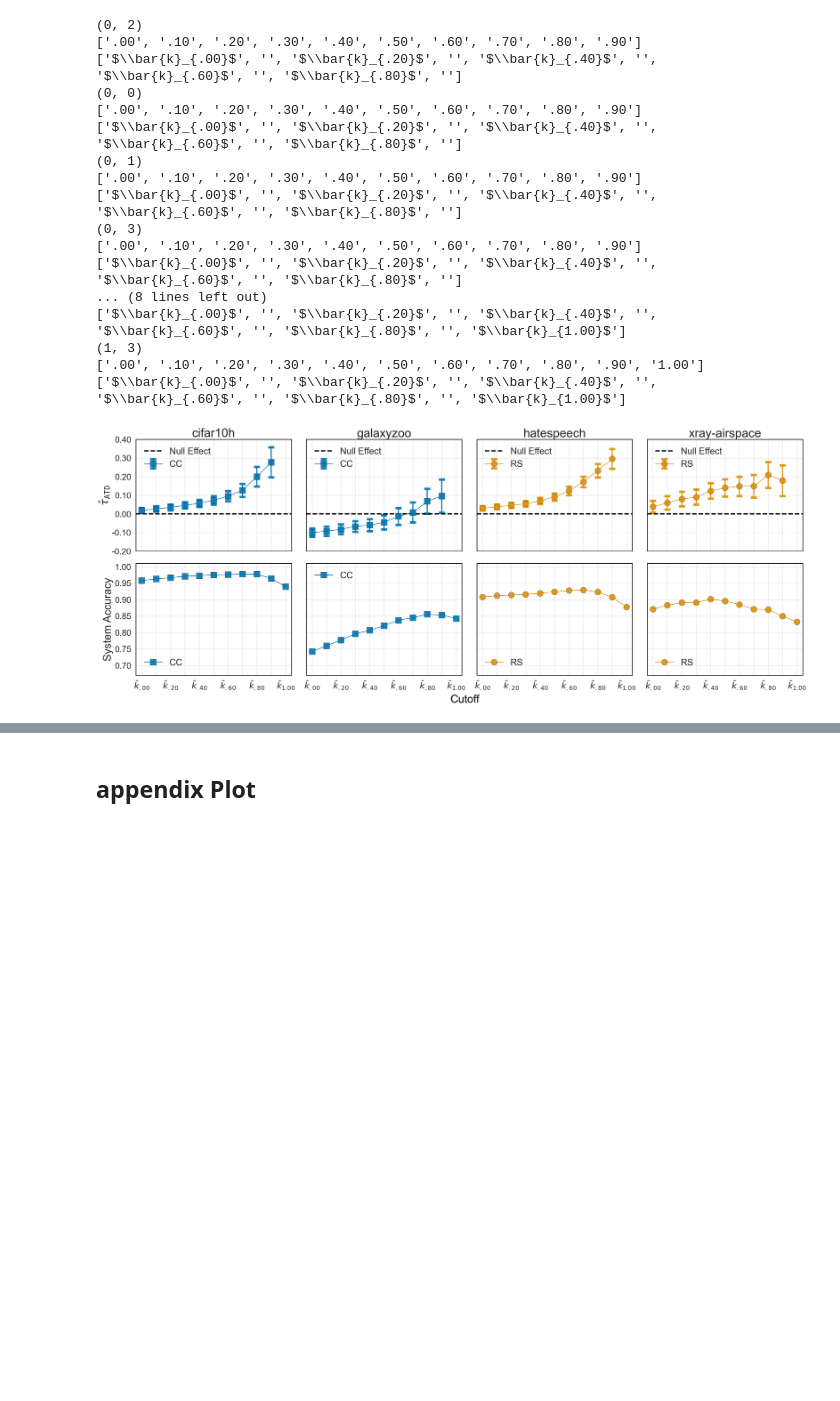
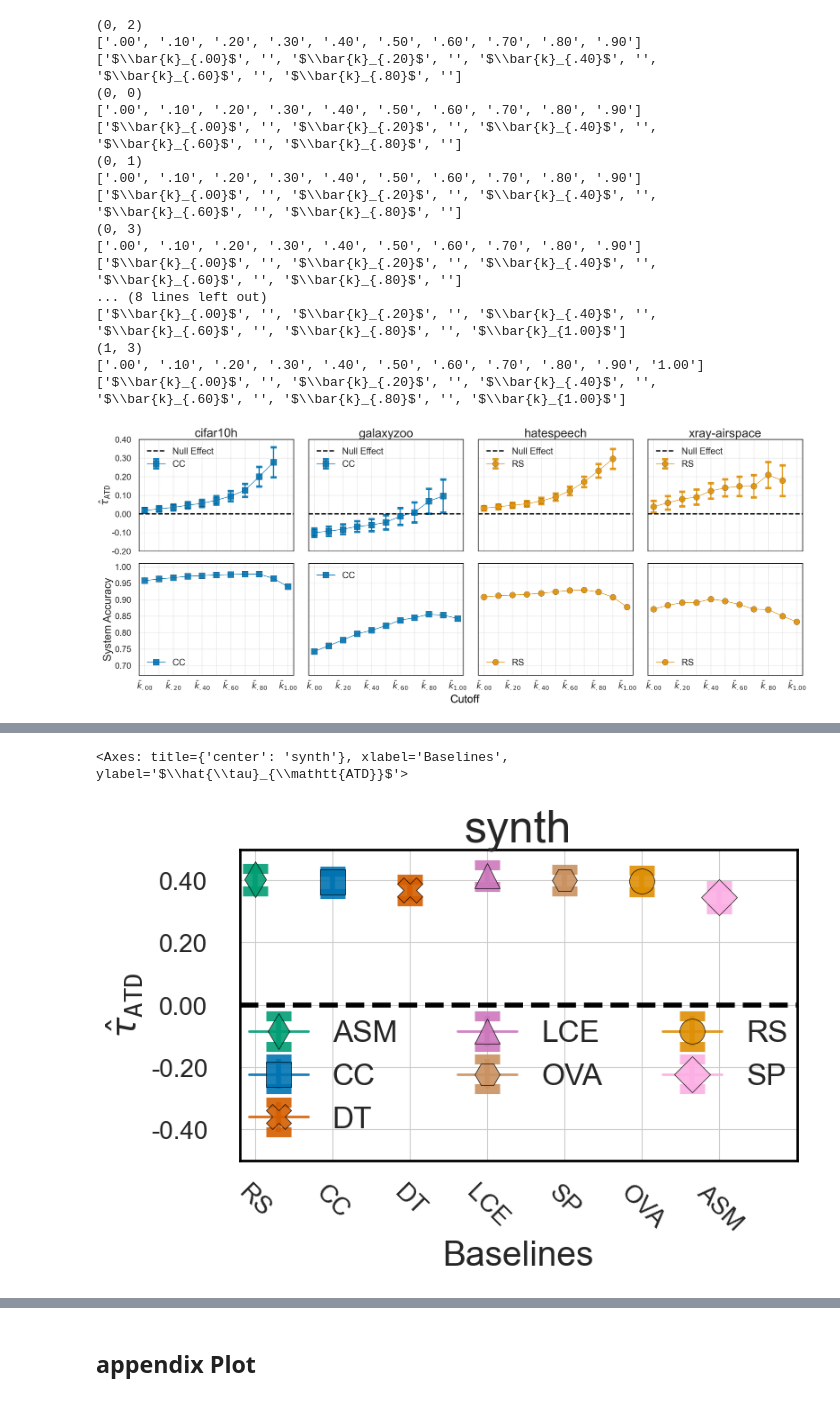
Before and after one commit to andrepugni/PODS, a Jupyter notebook: notebooks/plots_for_exp.ipynb, the cells around one changed output, grey strips where cells are left out. Drawn from its saved outputs; the diff is of its cells as text; code cells hidden in the pictures; blank space fills up the shorter version.

```diff
--- a/notebooks/plots_for_exp.ipynb
+++ b/notebooks/plots_for_exp.ipynb
@@ -628,3 +628,57 @@ def plots_all_classifiers_fixed_cov(df, target_coverage, figsize=(20, 12), title
     plt.savefig("{}/{}_{}_allBaselines.png".format(img_fold, img_title, target_coverage), bbox_inches='tight', dpi=300)
     return ax
+# %%
+def plots_all_classifiers_fixed_cov(df, target_coverage, figsize=(20, 12), title="", img_title="", metric="ATT"):
+    classifiers = df["method"].unique()
+    db = df[df['target_coverage']==target_coverage].copy()
+    fig, ax = plt.subplots(1,1,figsize=figsize)
+    target_covs = db["target_coverage"].unique()
+    for i,c in enumerate(sorted(classifiers)):
+        db_c = db[db["method"] == c].copy()
+        if metric == "coef_rob":
+            if db_c is None or db_c.empty:
+                print(c)
+                (_, caps, _) = ax.errorbar(i, 0, label=c, color=palette[c],yerr=0, alpha=0.9, capsize=10,
+                        elinewidth=4, marker=markers_dict[c], markersize=20, markeredgecolor = 'black',markeredgewidth = 0.5)
+            else:
+                (_, caps, _) = ax.errorbar(i, db_c["coef_rob"], label=c, color=palette[c],yerr=(db_c["ci_rob_u"]-db_c["ci_rob_l"])/2, fmt='o', alpha=0.9, capsize=10,
+                            elinewidth=4, marker=markers_dict[c], markersize=20, markeredgecolor = 'black',markeredgewidth = 0.5)
+            for cap in caps:
+                cap.set_markeredgewidth(8)
+        elif metric == "ATT":
+            target_covs = [0, .1, .2, .3, .4, .5, .6, .7, .8, .9]
+            db_c = db_c[db_c["target_coverage"].isin(target_covs)]
+            (_, caps, _) = ax.errorbar(i, db_c["ATT"], label=c, color=palette[c],yerr=(db_c["ci_u_ATT"]-db_c["ci_l_ATT"])/2, alpha=0.9, capsize=10,
+                        elinewidth=4, marker=markers_dict[c], markersize=20, markeredgecolor = 'black',markeredgewidth = 0.5)
+            for cap in caps:
+                cap.set_markeredgewidth(8)
+    ax.set_ylim(-.50, .50)
+    ax.set_xlim(-0.04, 1.04)
+    # ax.hlines(y=0, linestyles='dashed', colors='black', xmin=0, xmax=1, linewidth=4, label="Null Effect")
+
+    limits_fig = (-.2, len(classifiers))
+    ax.hlines(y=0, linestyles='dashed', colors='black', xmin=limits_fig[0], xmax=limits_fig[1], linewidth=4, label="")
+    ax.legend(loc="lower center", fontsize=24, markerscale=1, fancybox=True, shadow=False, ncols=3)
+    ax.set_xlabel("Baselines", fontdict={"fontsize": 28})
+    ax.set_ylabel(metric_dict[metric], fontdict={"fontsize": 28})
+    ax.set_yticklabels(["{:.2f}".format(x) for x in ax.get_yticks()], fontsize=20)
+    ax.set_xticks(range(len(classifiers)))
+    ax.set_xticklabels(["{}".format(x) for x in classifiers], fontsize=20, rotation=-45)
+    ax.yaxis.set_major_formatter(FormatStrFormatter('%.2f'))
+    ax.set_xlim(limits_fig[0], limits_fig[1])
+    ax.set_title(title, fontsize=36)
+    plt.savefig("{}/{}_{}_allBaselines.png".format(img_fold, img_title, target_coverage), bbox_inches='tight', dpi=300)
+    return ax
+
+
+filename = "../results/all_results.csv"
+if not os.path.exists(filename):
+    raise FileNotFoundError("No results found. Run train.py and test.py first.")
+else:
+    df = pd.read_csv(filename)
+df[(df["data"] == "synth")].sort_values("acc_system", ascending=False)
+plots_all_classifiers_fixed_cov(df[df["data"]=="synth"], .9, figsize=(8,4.5), img_title="synth".format("ATT"), metric="ATT", title="synth")
+# %% [output]
+<Axes: title={'center': 'synth'}, xlabel='Baselines', ylabel='$\\hat{\\tau}_{\\mathtt{ATD}}$'>
+[figure, added]
 # %%
```
Also changed, not shown: parts of 28 cells of this notebook, 18 other files.
